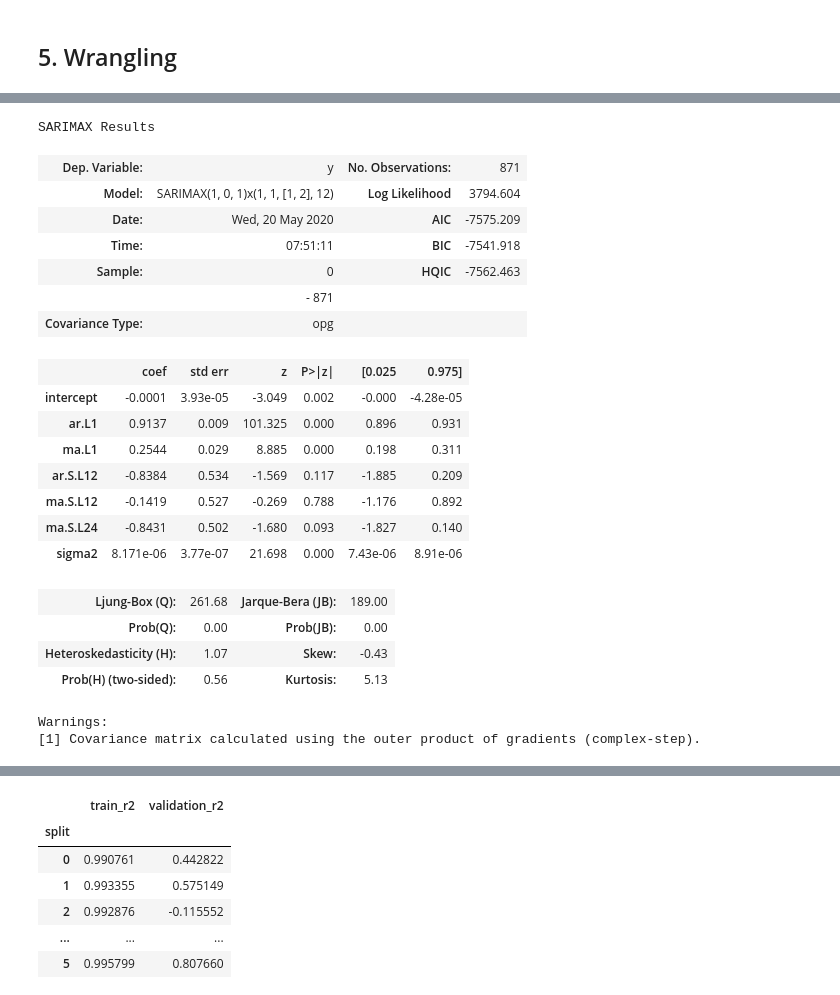
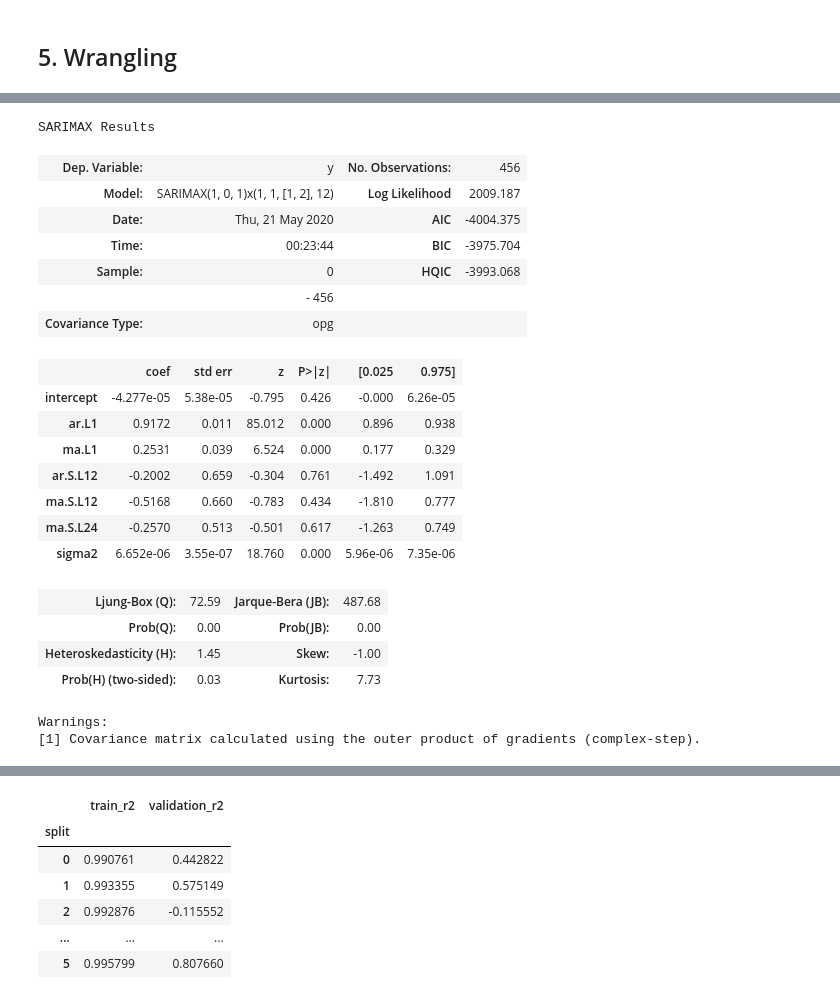
Before and after one commit to flizhou/CAD_USD_exchange_rate_predictor, a Jupyter notebook: scripts/eda.ipynb, the cells around one changed output, grey strips where cells are left out. Cells and saved outputs as stored; diff of their text form; code cells hidden in the pictures.

```diff
--- a/scripts/eda.ipynb
+++ b/scripts/eda.ipynb
@@ -139,7 +141,7 @@ def create_rolling_features(df, columns, windows=[6, 12]):
     df.fillna(0, inplace=True)
     return df
 # %%
-cad_to_usd = pd.merge(pd.DataFrame(pd.date_range(start='2018-01-01',
+cad_to_usd = pd.merge(pd.DataFrame(pd.date_range(start='2019-01-01',
                                                  end=datetime.datetime.today()),
                                    columns=['date']),
                       data, how='left')
@@ -185,0 +167,8 @@ data_lag
+# %%
+split = 0.95
+split_1 = int(df.shape[0] * split)
+
+train_valid, test = df.iloc[: split_1], df.iloc[split_1:]
+
+split_2 = int(train_valid.shape[0] * split)
+train, valid = train_valid.iloc[: split_2], train_valid.iloc[split_2:]
@@ -245,13 +322,20 @@ plt.show()
 # %%
 # Seasonal - fit stepwise auto-ARIMA
-smodel = pmdarima.auto_arima(df['close'], start_p=1, start_q=1,
-                         test='adf',
-                         max_p=3, max_q=3, m=12,
-                         start_P=0, seasonal=True,
-                         d=None, D=1, trace=True,
-                         error_action='ignore',
-                         suppress_warnings=True,
-                         stepwise=True)
+smodel = pmdarima.auto_arima(train['close'],
+                             start_p=1,
+                             start_q=1,
+                             test='adf',
+                             max_p=3,
+                             max_q=3,
+                             m=12,
+                             start_P=0,
+                             seasonal=True,
+                             d=None,
+                             D=1,
+                             trace=True,
+                             error_action='ignore',
+                             suppress_warnings=True,
+                             stepwise=True)
 
 smodel.summary()
 # %% [output]
@@ -275,22 +359,22 @@ Total fit time: 532.931 seconds
 SARIMAX Results
-| Dep. Variable: | y | No. Observations: | 871 |
-| Model: | SARIMAX(1, 0, 1)x(1, 1, [1, 2], 12) | Log Likelihood | 3794.604 |
-| Date: | Wed, 20 May 2020 | AIC | -7575.209 |
-| Time: | 07:51:11 | BIC | -7541.918 |
-| Sample: | 0 | HQIC | -7562.463 |
-|  | - 871 |  |  |
+| Dep. Variable: | y | No. Observations: | 456 |
+| Model: | SARIMAX(1, 0, 1)x(1, 1, [1, 2], 12) | Log Likelihood | 2009.187 |
+| Date: | Thu, 21 May 2020 | AIC | -4004.375 |
+| Time: | 00:23:44 | BIC | -3975.704 |
+| Sample: | 0 | HQIC | -3993.068 |
+|  | - 456 |  |  |
 | Covariance Type: | opg |  |  |
 |  | coef | std err | z | P>|z| | [0.025 | 0.975] |
-| intercept | -0.0001 | 3.93e-05 | -3.049 | 0.002 | -0.000 | -4.28e-05 |
-| ar.L1 | 0.9137 | 0.009 | 101.325 | 0.000 | 0.896 | 0.931 |
-| ma.L1 | 0.2544 | 0.029 | 8.885 | 0.000 | 0.198 | 0.311 |
-| ar.S.L12 | -0.8384 | 0.534 | -1.569 | 0.117 | -1.885 | 0.209 |
-| ma.S.L12 | -0.1419 | 0.527 | -0.269 | 0.788 | -1.176 | 0.892 |
-| ma.S.L24 | -0.8431 | 0.502 | -1.680 | 0.093 | -1.827 | 0.140 |
-| sigma2 | 8.171e-06 | 3.77e-07 | 21.698 | 0.000 | 7.43e-06 | 8.91e-06 |
+| intercept | -4.277e-05 | 5.38e-05 | -0.795 | 0.426 | -0.000 | 6.26e-05 |
+| ar.L1 | 0.9172 | 0.011 | 85.012 | 0.000 | 0.896 | 0.938 |
+| ma.L1 | 0.2531 | 0.039 | 6.524 | 0.000 | 0.177 | 0.329 |
+| ar.S.L12 | -0.2002 | 0.659 | -0.304 | 0.761 | -1.492 | 1.091 |
+| ma.S.L12 | -0.5168 | 0.660 | -0.783 | 0.434 | -1.810 | 0.777 |
+| ma.S.L24 | -0.2570 | 0.513 | -0.501 | 0.617 | -1.263 | 0.749 |
+| sigma2 | 6.652e-06 | 3.55e-07 | 18.760 | 0.000 | 5.96e-06 | 7.35e-06 |
-| Ljung-Box (Q): | 261.68 | Jarque-Bera (JB): | 189.00 |
+| Ljung-Box (Q): | 72.59 | Jarque-Bera (JB): | 487.68 |
 | Prob(Q): | 0.00 | Prob(JB): | 0.00 |
-| Heteroskedasticity (H): | 1.07 | Skew: | -0.43 |
-| Prob(H) (two-sided): | 0.56 | Kurtosis: | 5.13 |
+| Heteroskedasticity (H): | 1.45 | Skew: | -1.00 |
+| Prob(H) (two-sided): | 0.03 | Kurtosis: | 7.73 |
 Warnings:
 [1] Covariance matrix calculated using the outer product of gradients (complex-step).
```
Also changed, not shown: parts of 27 cells of this notebook.
